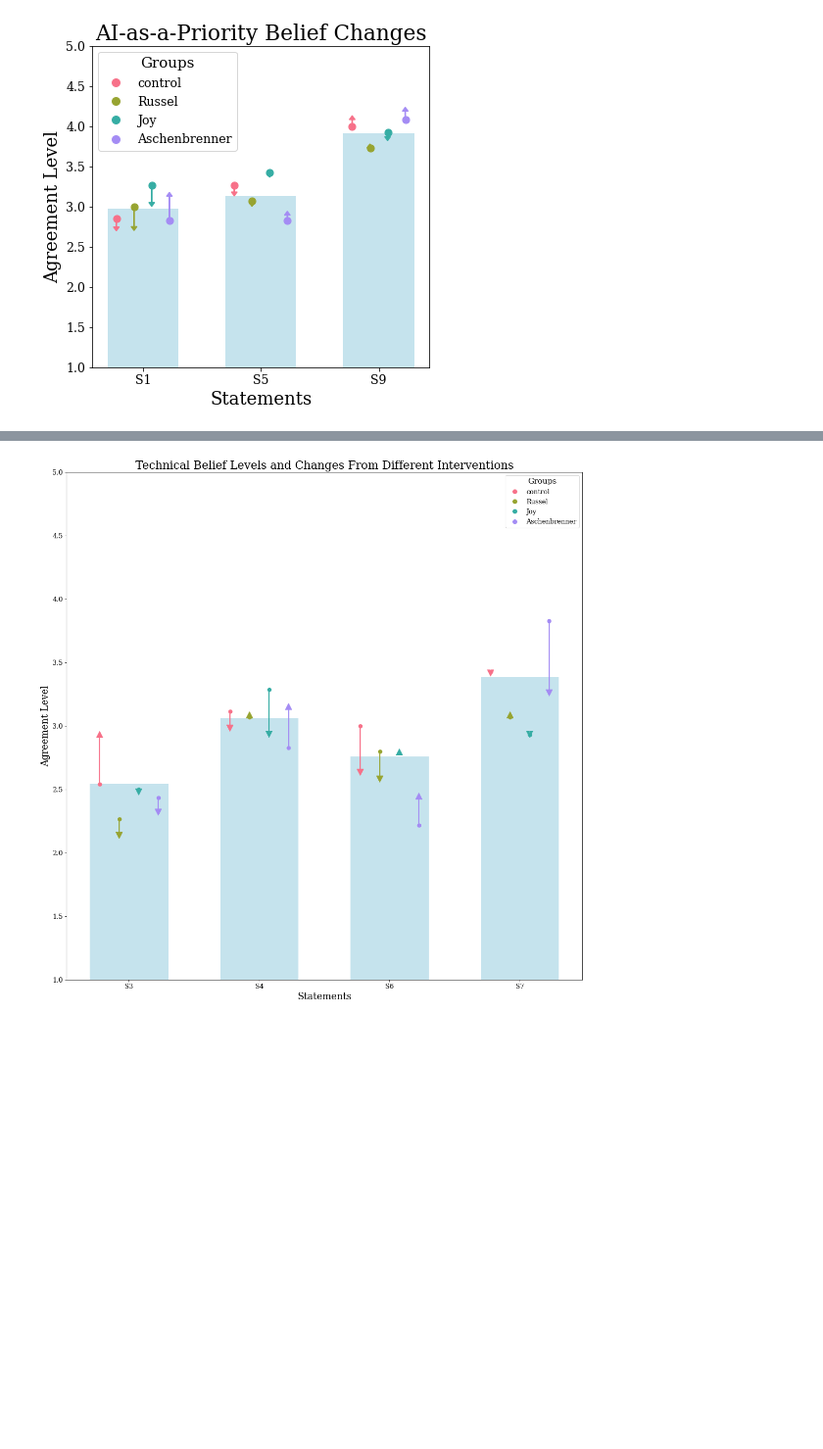
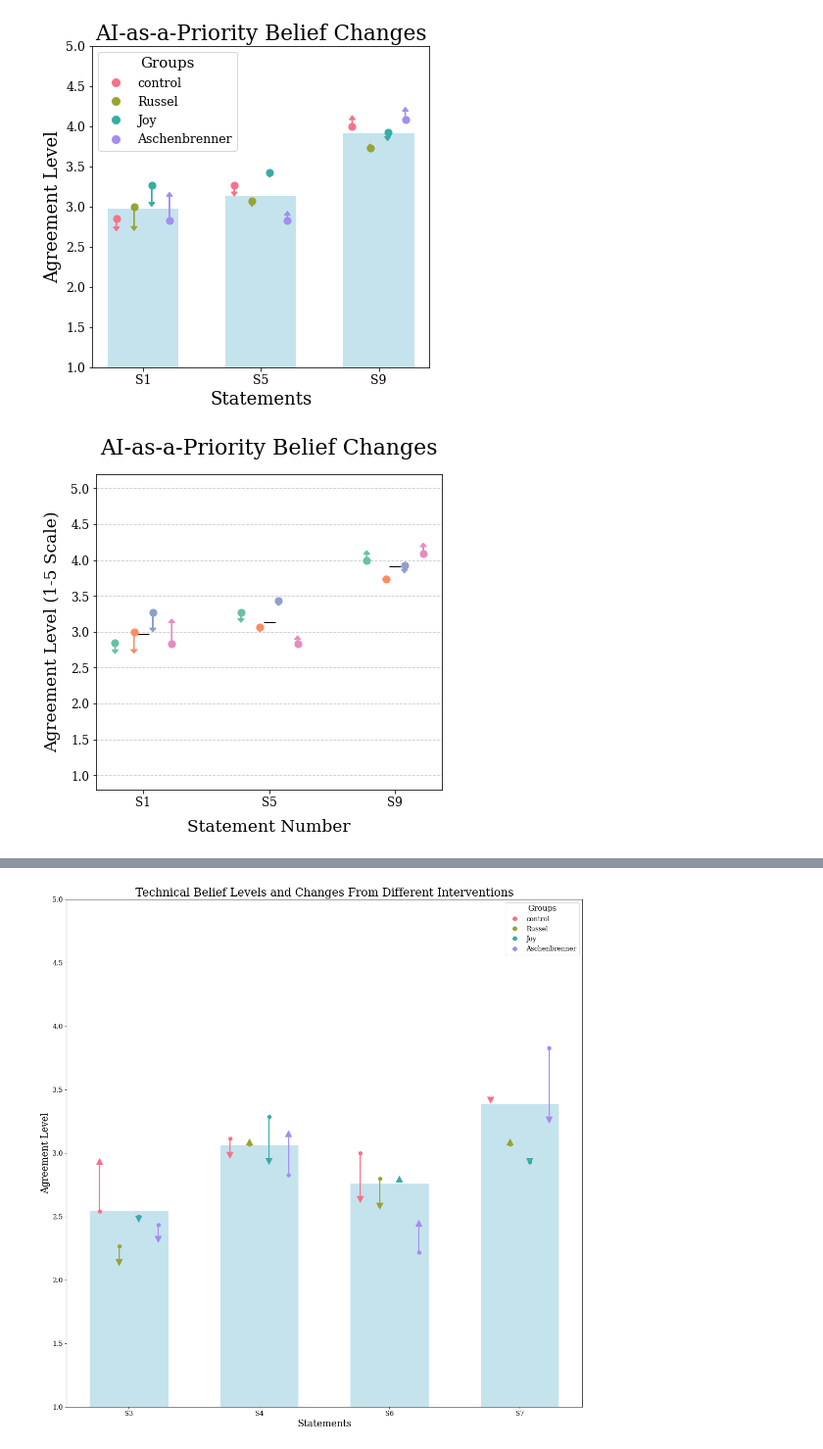
Before and after one commit to sevdeawesome/survey_figures, a Jupyter notebook: intervention_figs/figure_2_updates_by_intervention.ipynb, the cells around one changed output, grey strips where cells are left out. Shown at 98% size. Saved outputs shown, nothing was run; the diff lists cells and outputs as text; code cells hidden in the pictures; blank space fills up the shorter version.

```diff
--- a/intervention_figs/figure_2_updates.ipynb
+++ b/intervention_figs/figure_2_updates_by_intervention.ipynb
@@ -248,0 +388,7 @@ plot_agreement_levels(priority, figure_size=(6,6), pre_means=pre_means, pre_grou
+# %%
+# plot_agreement_levels(priority, figure_size=(6,6), pre_means=pre_means, pre_group_means=pre_group_means, post_group_means=post_group_means, title='AI-as-a-Priority Belief Changes', use_full_statements=False, save=True, save_path='figs/priority.pdf')
+
+# remake the plot with the new function
+plot_intervention_effects(priority, pre_means, pre_group_means, post_group_means, figure_size=(6,6), title='AI-as-a-Priority Belief Changes', use_full_statements=False, statements=statements, save_pdf=True, save_path='figs/priority_2.pdf', include_legend=False)
+# %% [output]
+[figure, added]
```
Also changed, not shown: parts of 3 cells of this notebook, 9 other files.
